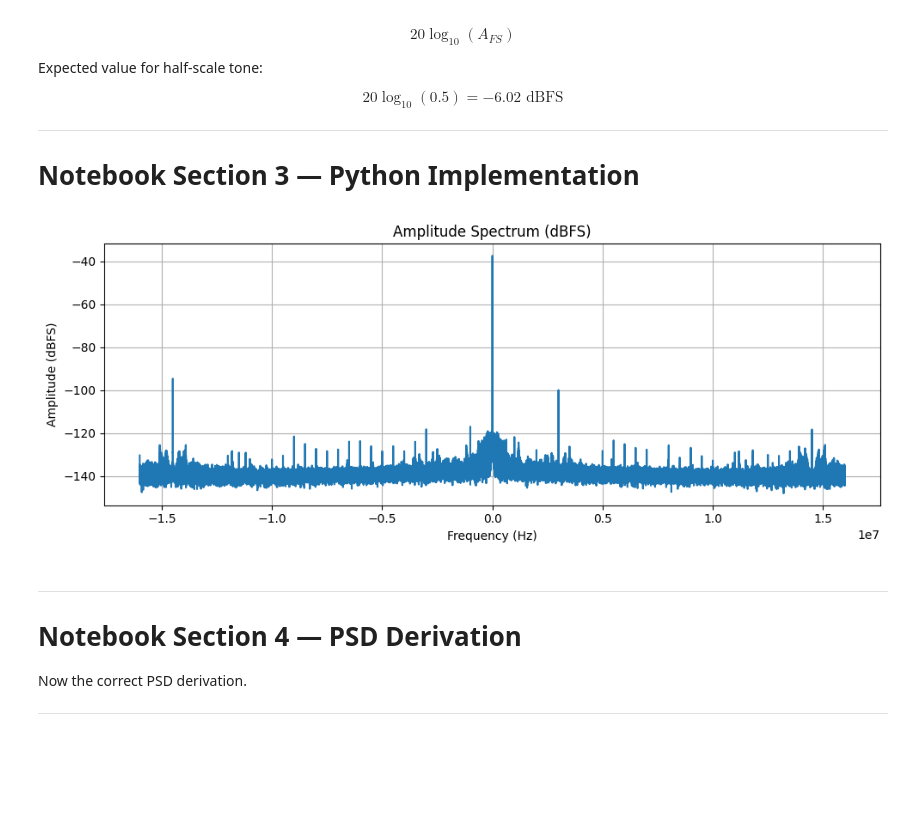
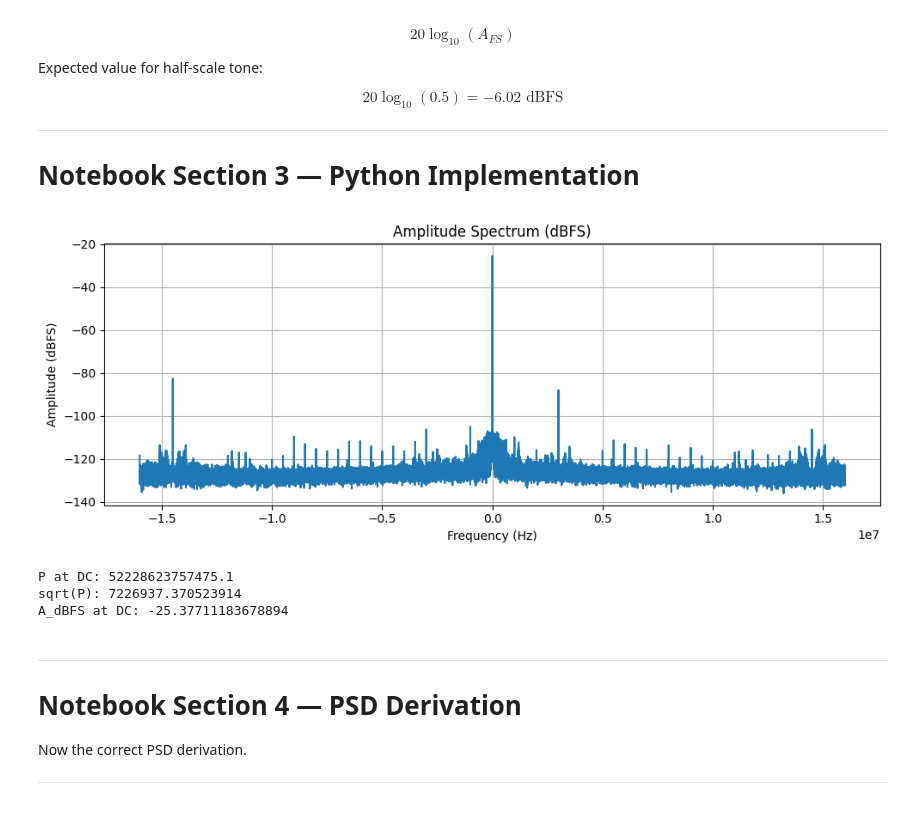
Before and after one commit to openquantumhardware/qick-tools, a Jupyter notebook: qick_tprocv2_111_fft_spectrum/notebooks/FFT_spectrum_acc1_data_analysis.ipynb, the cells around one changed output. Saved outputs shown, nothing was run; the diff lists cells and outputs as text; code cells hidden in the pictures; blank space fills up the shorter version.

```diff
--- a/qick_tprocv2_111_fft_spectrum/notebooks/FFT_spectrum_acc1_data_analysis.ipynb
+++ b/qick_tprocv2_111_fft_spectrum/notebooks/FFT_spectrum_acc1_data_analysis.ipynb
@@ -139,7 +139,7 @@ import matplotlib.pyplot as plt
 # -----------------------------
 Fs = 32e6               # Sampling frequency
 N = 65536               # FFT size
-N_bits = 14             # ADC resolution
+N_bits = 12             # ADC resolution
 FS = 2**(N_bits - 1)    # Full-scale amplitude (8192)
 
 # -----------------------------
@@ -161,34 +161,40 @@ X_mag = np.sqrt(P)
 # |X[k0]| = N * A
 # A = |X[k0]| / N
 A = X_mag / N
 
 # -----------------------------
 # Normalize to Full-Scale
 # -----------------------------
 A_FS = A / FS
 
 # Convert to dBFS
 A_dBFS = 20 * np.log10(A_FS + 1e-20)
 
 # -----------------------------
 # Frequency Axis
 # -----------------------------
 # Spectrum is already centered (tone at DC)
 freq = np.linspace(-Fs/2, Fs/2, N)
 
 # -----------------------------
 # Plot Amplitude Spectrum
 # -----------------------------
 plt.figure(figsize=(10,4))
 plt.plot(freq, A_dBFS)
 plt.title("Amplitude Spectrum (dBFS)")
 plt.xlabel("Frequency (Hz)")
 plt.ylabel("Amplitude (dBFS)")
 plt.grid(True)
 plt.tight_layout()
 plt.show()
+print("P at DC:", P[N//2])
+print("sqrt(P):", np.sqrt(P[N//2]))
+print("A_dBFS at DC:", A_dBFS[N//2])
 # %% [output]
-[figure, old version]
+[figure, new version]
+P at DC: 52228623757475.1
+sqrt(P): 7226937.370523914
+A_dBFS at DC: -25.37711183678894
 # %% [markdown]
 ---
 
```
Also changed, not shown: parts of 1 cell of this notebook.
